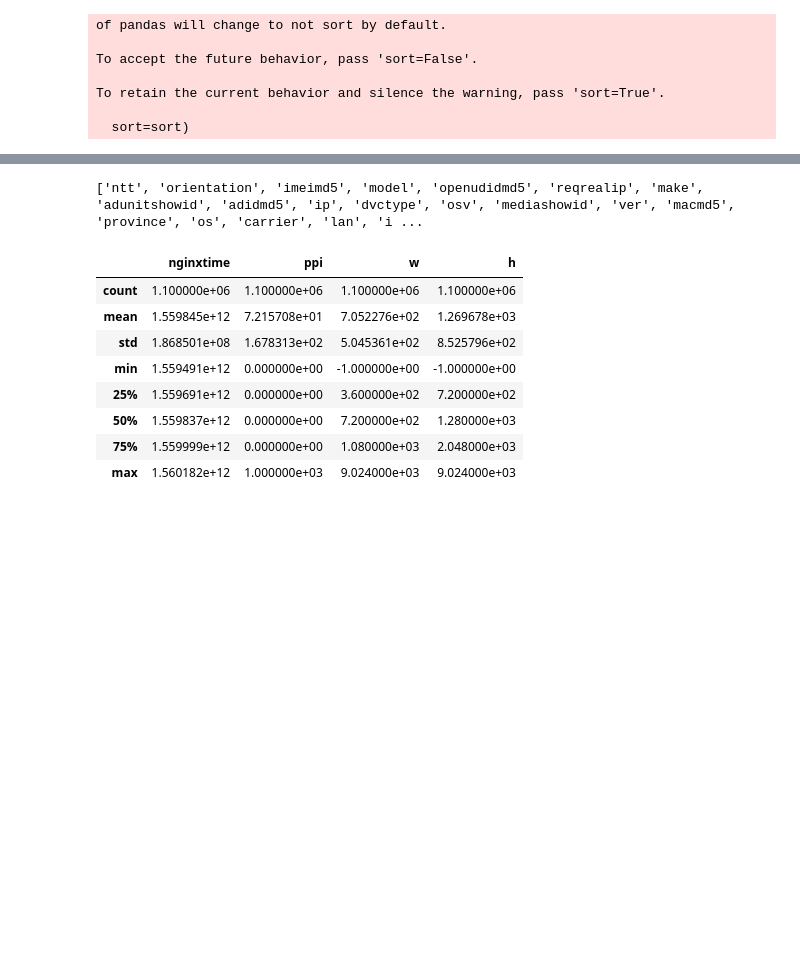
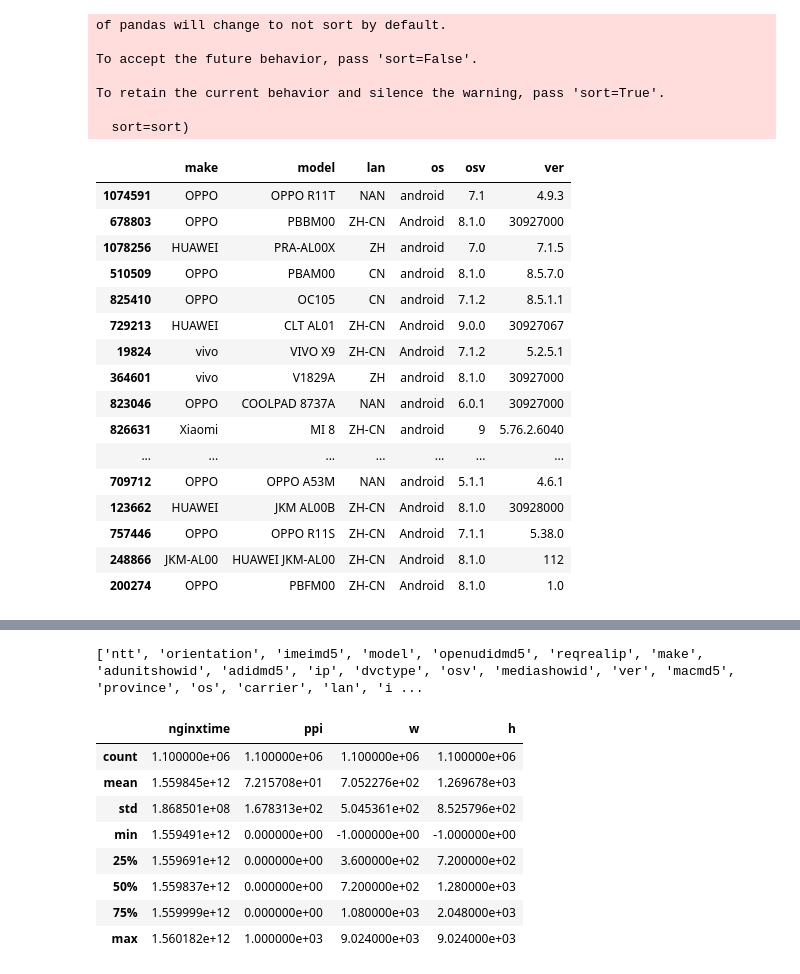
Before and after one commit to TSLNIHAOGIT/mobile_adv, a Jupyter notebook: code/mobileadv_competiton_feature_enging.ipynb, the cells around one changed output, grey strips where cells are left out. Cells and saved outputs as stored; diff of their text form; code cells hidden in the pictures; blank space fills up the shorter version.

```diff
--- a/code/mobileadv_competiton_feature_enging.ipynb
+++ b/code/mobileadv_competiton_feature_enging.ipynb
@@ -41,6 +41,8 @@ test_path=root_path+'/round1_iflyad_anticheat_testdata_feature.txt'
 submission_path=root_path+'/营销反欺诈-sample.csv'
 # %%
 import pandas as pd
+#显示所有列
+pd.set_option("display.max_columns",500)
 # %%
 train=pd.read_csv(train_path,delimiter='\t')
 test=pd.read_csv(test_path,delimiter='\t')
@@ -63,4 +65,24 @@ To accept the future behavior, pass 'sort=False'.
 To retain the current behavior and silence the warning, pass 'sort=True'.
 
   sort=sort)
+# %%
+train[['make','model','lan','os','osv','ver']].sample(50)
+# %% [output]
+|  | make | model | lan | os | osv | ver |
+| 1074591 | OPPO | OPPO R11T | NAN | android | 7.1 | 4.9.3 |
+| 678803 | OPPO | PBBM00 | ZH-CN | Android | 8.1.0 | 30927000 |
+| 1078256 | HUAWEI | PRA-AL00X | ZH | android | 7.0 | 7.1.5 |
+| 510509 | OPPO | PBAM00 | CN | android | 8.1.0 | 8.5.7.0 |
+| 825410 | OPPO | OC105 | CN | android | 7.1.2 | 8.5.1.1 |
+| 729213 | HUAWEI | CLT AL01 | ZH-CN | Android | 9.0.0 | 30927067 |
+| 19824 | vivo | VIVO X9 | ZH-CN | Android | 7.1.2 | 5.2.5.1 |
+| 364601 | vivo | V1829A | ZH | android | 8.1.0 | 30927000 |
+| 823046 | OPPO | COOLPAD 8737A | NAN | android | 6.0.1 | 30927000 |
+| 826631 | Xiaomi | MI 8 | ZH-CN | android | 9 | 5.76.2.6040 |
+| ... | ... | ... | ... | ... | ... | ... |
+| 709712 | OPPO | OPPO A53M | NAN | android | 5.1.1 | 4.6.1 |
+| 123662 | HUAWEI | JKM AL00B | ZH-CN | Android | 8.1.0 | 30928000 |
+| 757446 | OPPO | OPPO R11S | ZH-CN | Android | 7.1.1 | 5.38.0 |
+| 248866 | JKM-AL00 | HUAWEI JKM-AL00 | ZH-CN | Android | 8.1.0 | 112 |
+| 200274 | OPPO | PBFM00 | ZH-CN | Android | 8.1.0 | 1.0 |
 # %%
```
Also changed, not shown: parts of 10 cells of this notebook.
